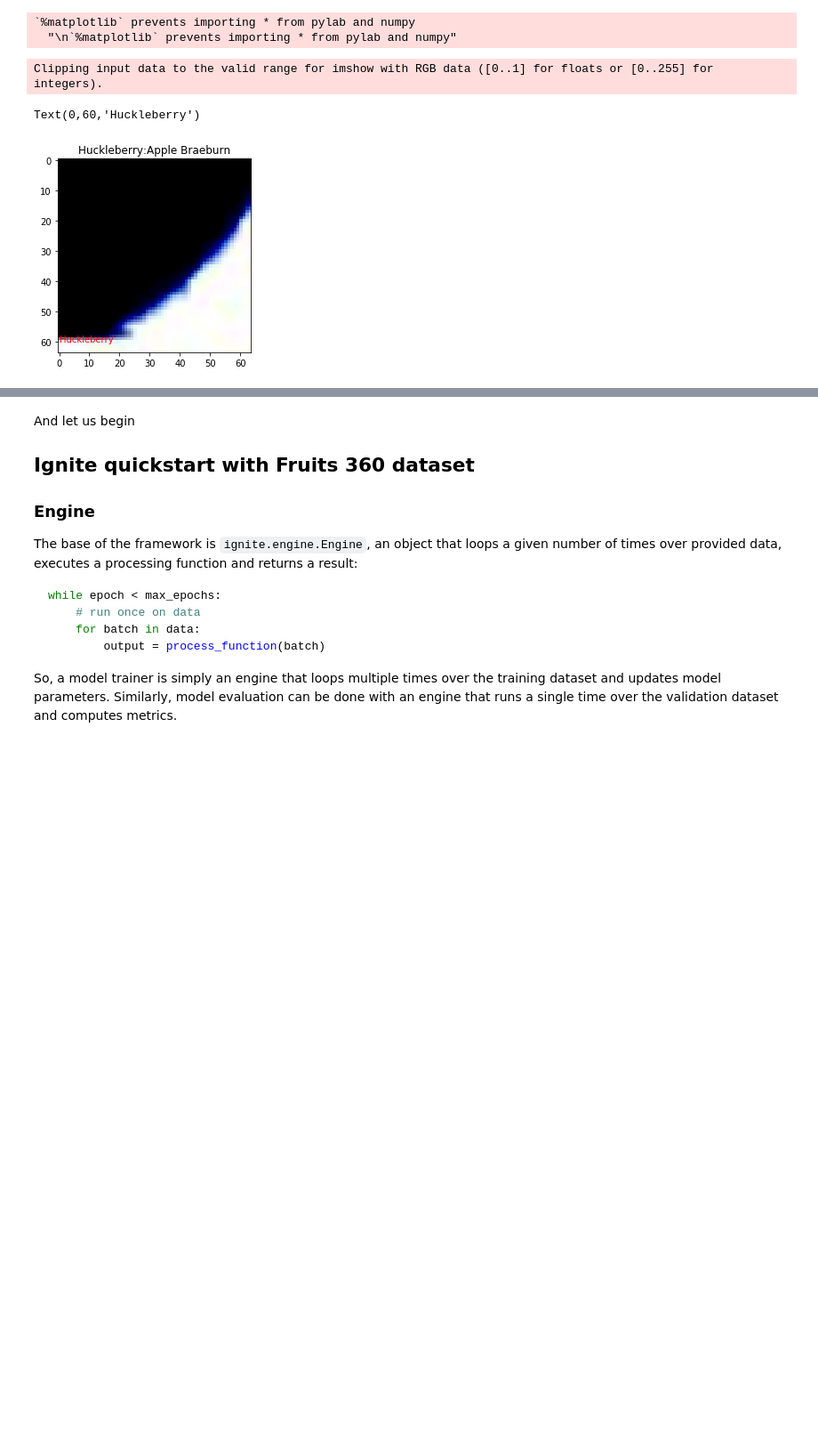
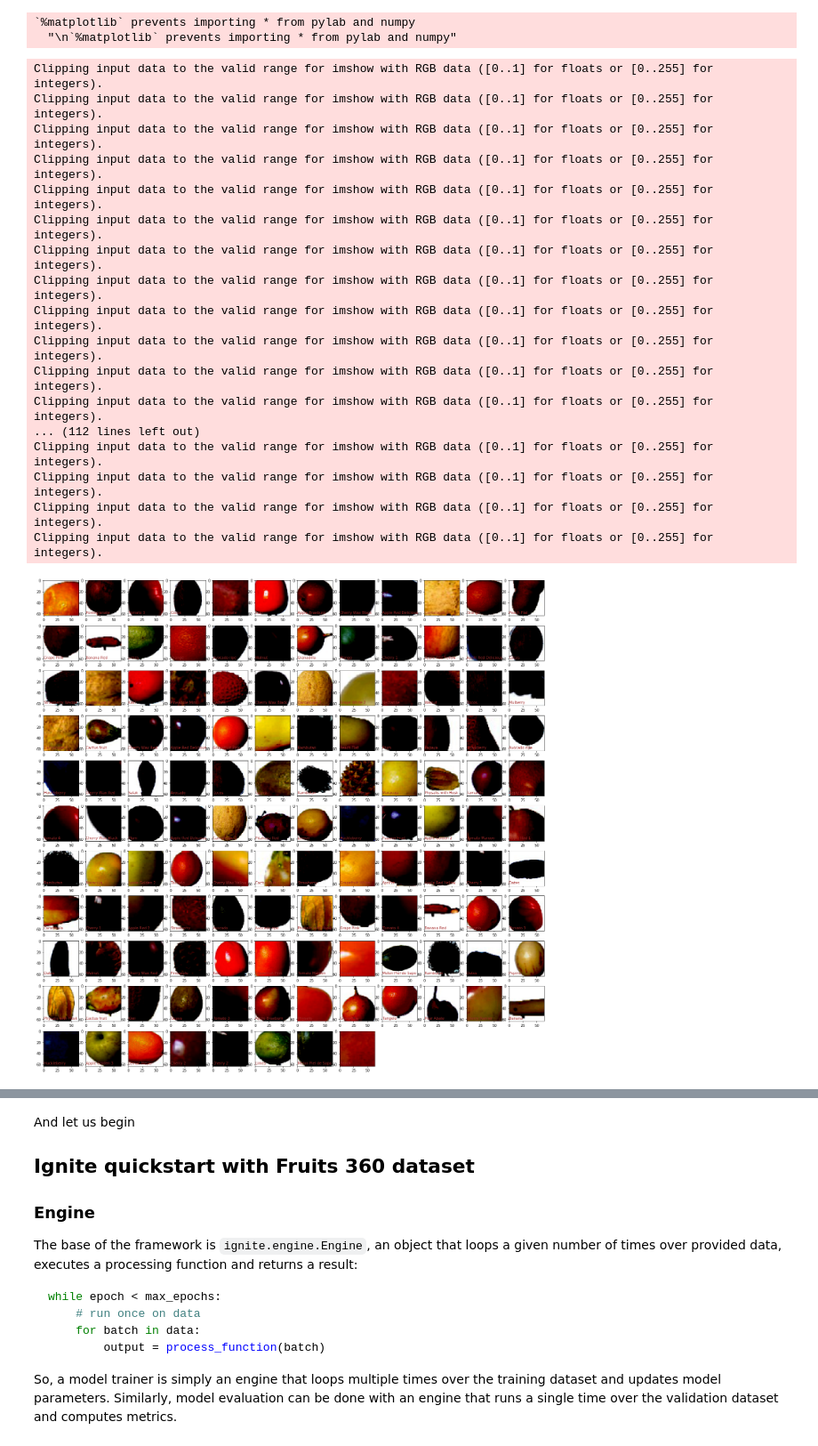
Before and after one commit to Drifmarine/fruitcv, a Jupyter notebook: kernel.ipynb, the cells around one changed output, grey strips where cells are left out. Shown at 89% size. Cells and saved outputs as stored; diff of their text form; code cells hidden in the pictures; blank space fills up the shorter version.

```diff
--- a/kernel.ipynb
+++ b/kernel.ipynb
@@ -58,7 +20,7 @@ from torchvision.transforms import Compose, RandomResizedCrop, RandomVerticalFli
 from torchvision.transforms import ColorJitter, ToTensor, Normalize
 
 
-FRUIT360_PATH = Path(".").resolve().parent / "input" / "fruits-360_dataset" / "fruits-360"
+FRUIT360_PATH = Path(".").resolve().parent/ "fruits-360"
 
 img_size = 64
 
@@ -81,7 +43,7 @@ val_transform = Compose([
 ])
 
 batch_size = 128
-num_workers = 8
+num_workers = 10
 
 train_dataset = ImageFolder((FRUIT360_PATH /"Training").as_posix(), transform=train_transform, target_transform=None)
 val_dataset = ImageFolder((FRUIT360_PATH /"Test").as_posix(), transform=val_transform, target_transform=None)
@@ -106,10 +68,37 @@ imshow(data[0].numpy().transpose(1,2,0))
 predictions=[0]*len(labels)
 title("{}:{}".format(val_dataset.classes[labels[0]], val_dataset.classes[predictions[0]]));
 text(0, 60, val_dataset.classes[labels[0]], color='r')
-# %% [output]
-Clipping input data to the valid range for imshow with RGB data ([0..1] for floats or [0..255] for integers).
-Text(0,60,'Huckleberry')
-[figure, removed]
+# %%
+def show_batch(images, targets, predictions=None):
+    ncols = ceil(sqrt(len(images)))
+    nrows = ceil(len(images)/ncols)
+    for i in range(len(images)):
+        subplot(nrows, ncols, i+1)
+        imshow(data[i].numpy().transpose(1,2,0))
+        text(0, 60, val_dataset.classes[labels[i]], color='brown')
+# %%
+figsize(25,25)
+eval_data, eval_target = iter(val_loader).next()
+show_batch(eval_data, eval_target, eval_data.detach().argmax(1))
+# %% [output]
+Clipping input data to the valid range for imshow with RGB data ([0..1] for floats or [0..255] for integers).
+Clipping input data to the valid range for imshow with RGB data ([0..1] for floats or [0..255] for integers).
+Clipping input data to the valid range for imshow with RGB data ([0..1] for floats or [0..255] for integers).
+Clipping input data to the valid range for imshow with RGB data ([0..1] for floats or [0..255] for integers).
+Clipping input data to the valid range for imshow with RGB data ([0..1] for floats or [0..255] for integers).
+Clipping input data to the valid range for imshow with RGB data ([0..1] for floats or [0..255] for integers).
+Clipping input data to the valid range for imshow with RGB data ([0..1] for floats or [0..255] for integers).
+Clipping input data to the valid range for imshow with RGB data ([0..1] for floats or [0..255] for integers).
+Clipping input data to the valid range for imshow with RGB data ([0..1] for floats or [0..255] for integers).
+Clipping input data to the valid range for imshow with RGB data ([0..1] for floats or [0..255] for integers).
+Clipping input data to the valid range for imshow with RGB data ([0..1] for floats or [0..255] for integers).
+Clipping input data to the valid range for imshow with RGB data ([0..1] for floats or [0..255] for integers).
+... (112 lines left out)
+Clipping input data to the valid range for imshow with RGB data ([0..1] for floats or [0..255] for integers).
+Clipping input data to the valid range for imshow with RGB data ([0..1] for floats or [0..255] for integers).
+Clipping input data to the valid range for imshow with RGB data ([0..1] for floats or [0..255] for integers).
+Clipping input data to the valid range for imshow with RGB data ([0..1] for floats or [0..255] for integers).
+[figure, added]
 # %%
 print("PyTorch version: {} | Device: {}".format(torch.__version__, device))
 print("Train loader: num_batches={} | num_samples={}".format(len(train_loader), len(train_loader.sampler)))
```
Also changed, not shown: parts of 13 cells of this notebook.
